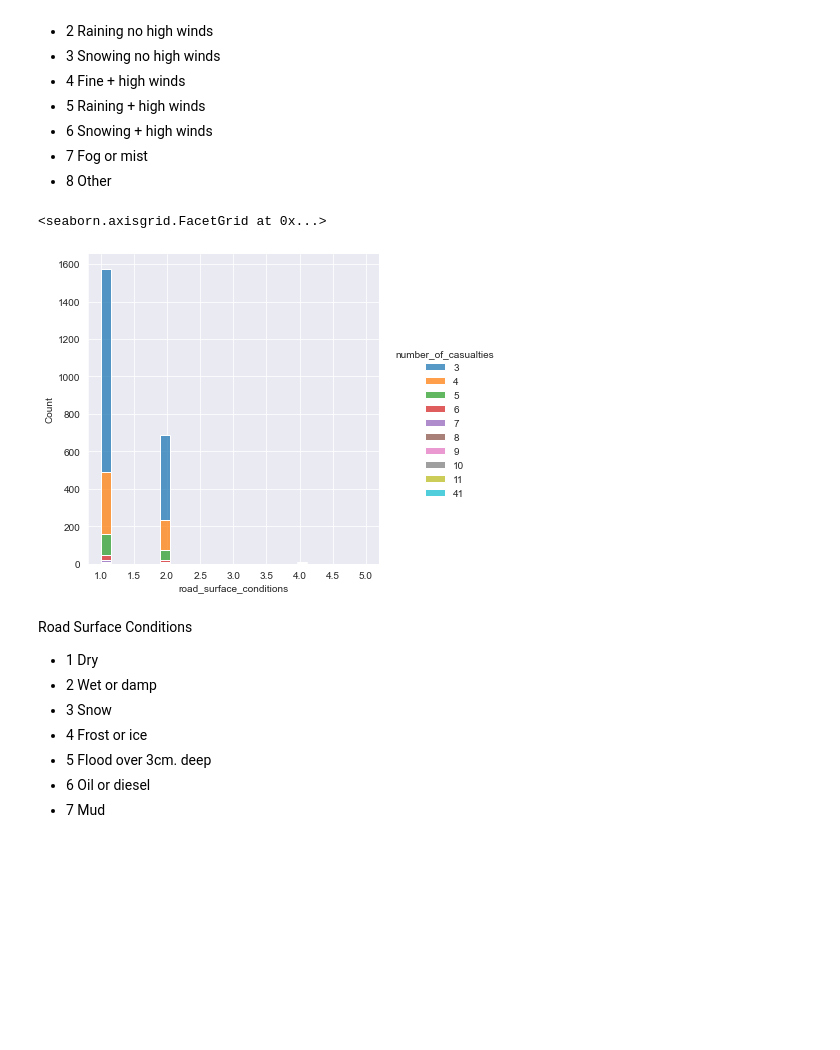
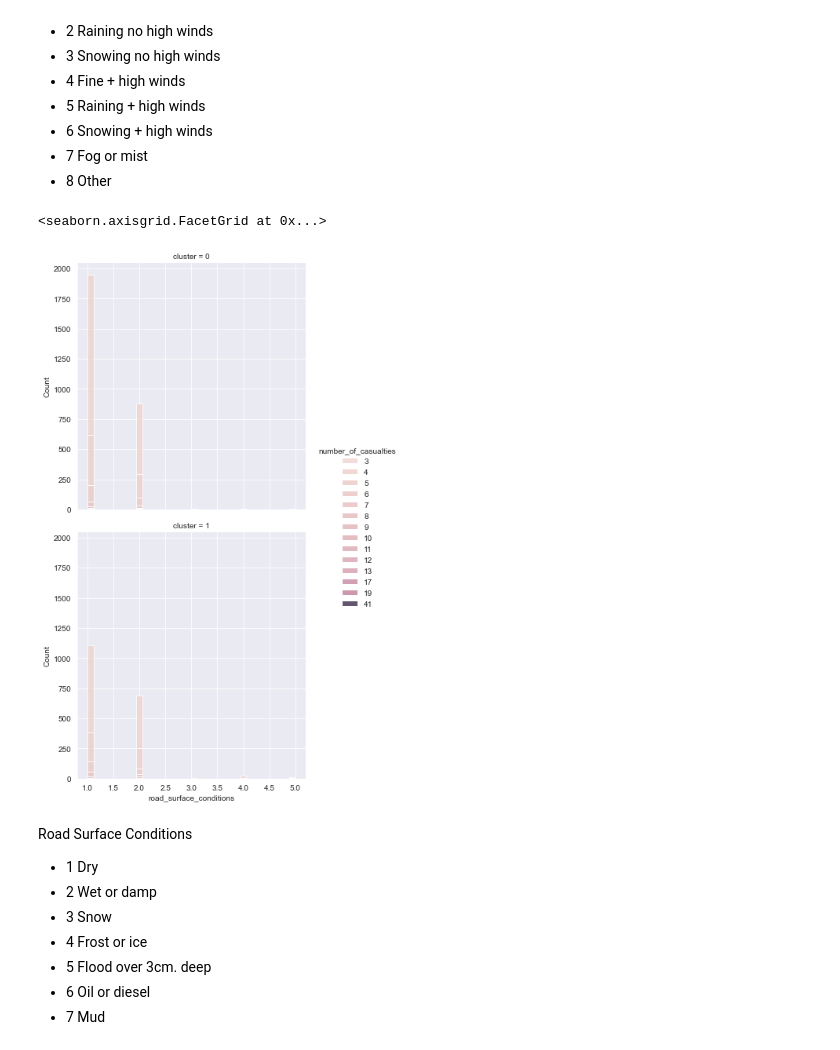
Before and after one commit to LuisEVT/High_Fatality_Accidents, a Jupyter notebook: High_Fatality_Accidents.ipynb, the cells around one changed output. Saved outputs shown, nothing was run; the diff lists cells and outputs as text; code cells hidden in the pictures; blank space fills up the shorter version.

```diff
--- a/High_Fatality_Accidents.ipynb
+++ b/High_Fatality_Accidents.ipynb
@@ -850,7 +850,7 @@ cols_interest = ['major_incident', 'accident_severity' , 'first_road_class' , 'r
 x = df_accidents_V3_major_only_noNA.loc[:,cols_interest]
 y = df_accidents_V3_major_only_noNA.loc[:,'accident_index']
 
-KNN_classifier = KNN(n_clusters=5)
+KNN_classifier = KNN(n_clusters=2)
 
 KNN_classifier.fit(x,y)
 
@@ -894,2 +896,6 @@ df_clust2 = df_accidents_V3_major_only_noNA[ df_accidents_V3_major_only_noNA['cl
+# %%
+df_clusteredData = df_accidents_V3_major_only_noNA.copy(deep = True)
+
+cols_interest.append('cluster')
 # %%
 sns.displot(x = 'road_type',
@@ -966,14 +976,14 @@ Weather Condition
 * 8	Other
 # %%
 sns.displot(x = 'road_surface_conditions',
-         data = df_clust1[cols_interest],
+         data = df_clusteredData[cols_interest],
          hue = 'number_of_casualties',
-         palette = sns.color_palette(),
+         row = 'cluster',
          kind = 'hist',
          multiple="stack")
 # %% [output]
 <seaborn.axisgrid.FacetGrid at 0x...>
-[figure, old version]
+[figure, new version]
 # %% [markdown]
 Road Surface Conditions
 
```
Also changed, not shown: parts of 35 cells of this notebook.
